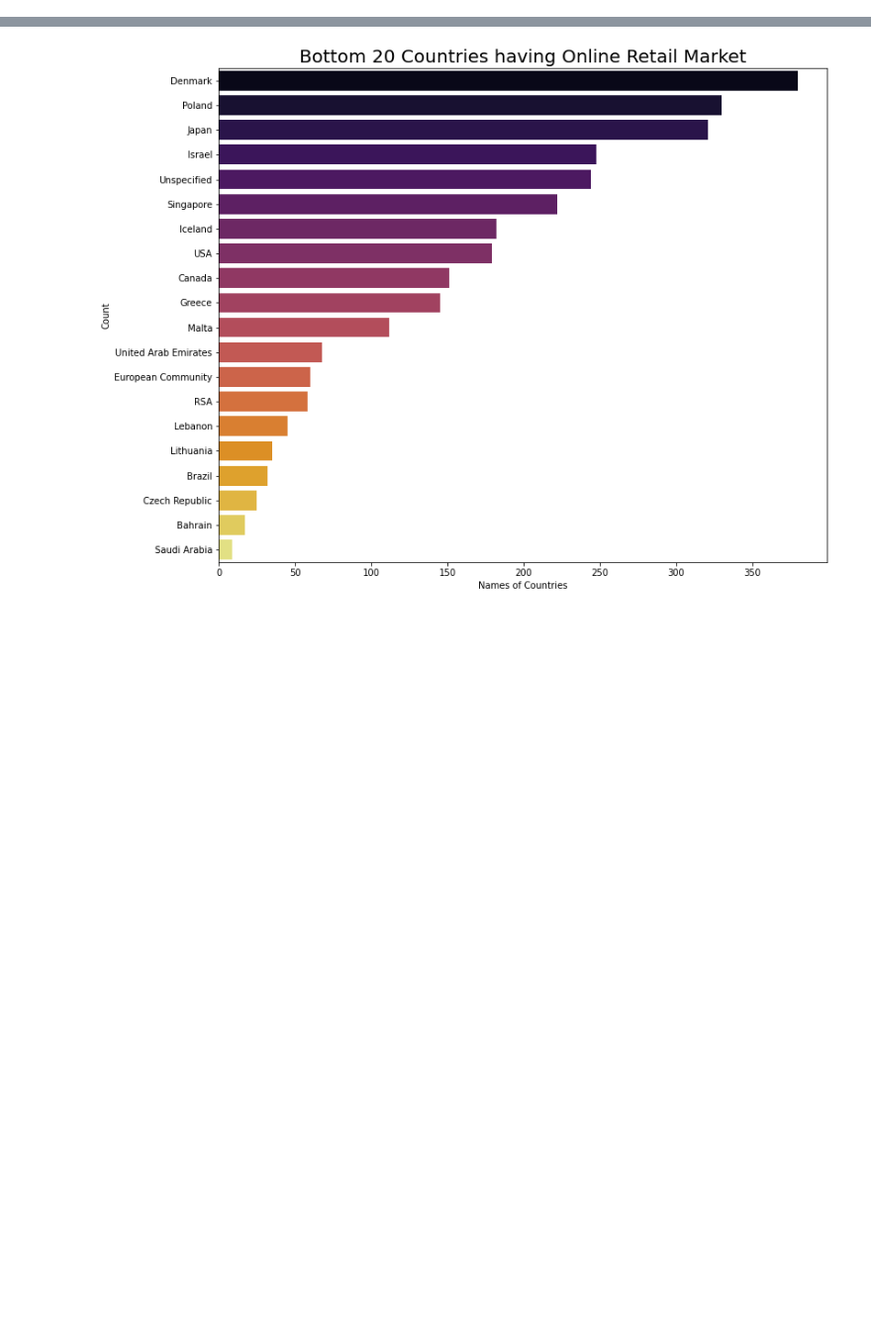
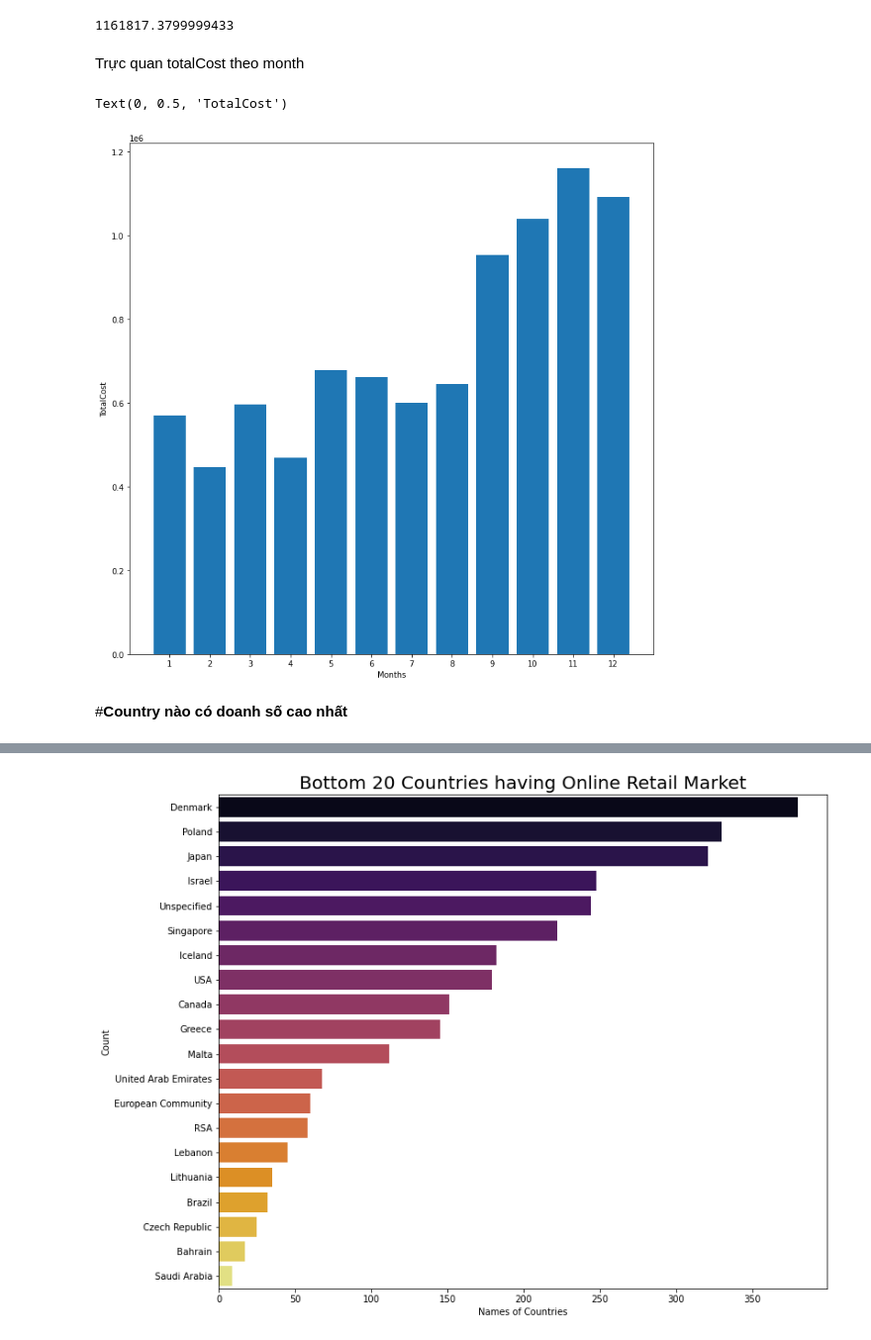
Before and after one commit to Edna-soso/DataAnalysis_Project, a Jupyter notebook: Data_Visualization.ipynb, the cells around one changed output, grey strips where cells are left out. Shown at 99% size. Saved outputs shown, nothing was run; the diff lists cells and outputs as text; code cells hidden in the pictures; blank space fills up the shorter version.

```diff
--- a/Data_Visualization.ipynb
+++ b/Data_Visualization.ipynb
@@ -8,0 +64,3 @@ print(data.shape)
+# %%
+gr_month= data.groupby("Month").sum()["TotalCost"]
+gr_month
@@ -8,0 +82,17 @@ print(data.shape)
+# %%
+gr_month.max()
+# %% [output]
+1161817.3799999433
+# %% [markdown]
+Trực quan totalCost theo month
+# %%
+months = range(1,13)
+plt.bar(months, gr_month, align='center')
+plt.xticks(months)
+plt.xlabel("Months")
+plt.ylabel("TotalCost")
+# %% [output]
+Text(0, 0.5, 'TotalCost')
+[figure, added]
+# %% [markdown]
+#**Country nào có doanh số cao nhất**
```
Also changed, not shown: parts of 17 cells of this notebook.
